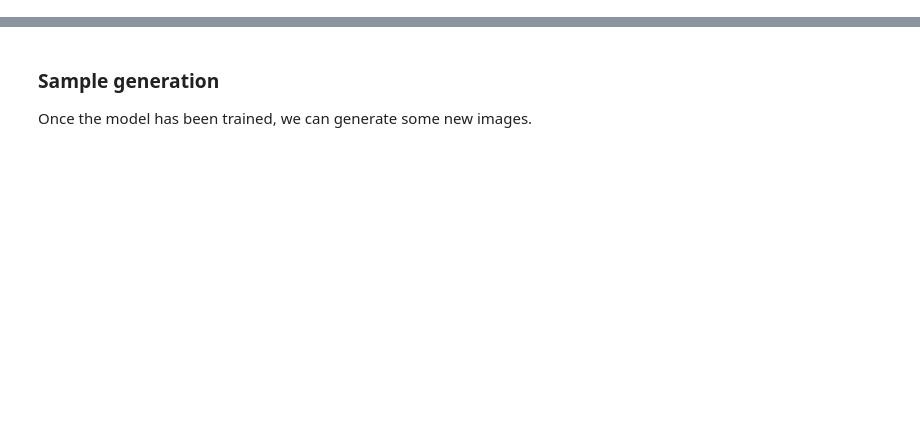
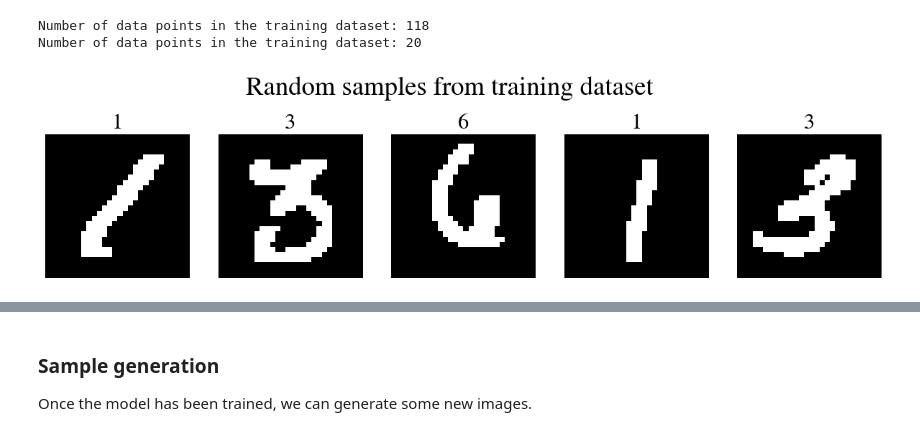
Before and after one commit to Algomancer/Bayesian-Flow-Networks, a Jupyter notebook: BFN_MNIST.ipynb, the cells around one changed output, grey strips where cells are left out. Cells and saved outputs as stored; diff of their text form; code cells hidden in the pictures; blank space fills up the shorter version.

Commit message:
Improved MNIST notebook
Better code organisation, wrote clearer comments, added docstrings and improved plots.

```diff
--- a/BFN_MNIST.ipynb
+++ b/BFN_MNIST.ipynb
@@ -420,0 +142,46 @@ plt.ylim(0, 0.1)
+# %%
+class DynamicallyBinarizedMNIST(torchvision.datasets.MNIST):
+    def __init__(self, root, train=True, transform=None, target_transform=None, download=False):
+        super(DynamicallyBinarizedMNIST, self).__init__(root, train=train, transform=transform,
+                                                        target_transform=target_transform, download=download)
+
+    def __getitem__(self, index):
+        img, target = self.data[index], int(self.targets[index])
+        if self.transform is not None:
+            img = self.transform(img)
+        return img, target
+
+def collate_dynamic_binarize(batch: list[tuple[torch.Tensor, int]]) -> tuple[torch.Tensor, torch.Tensor]:
+    """
+    Collate function that samples a binarization probability for each batch.
+
+    Args:
+        batch (list[tuple[torch.Tensor, int]]): list of samples to collate.
+
+    Returns:
+        tuple[torch.Tensor, torch.Tensor]: resulting batch.
+    """
+    images, targets = zip(*batch)
+    binarization_probs = torch.rand(len(images))
+    binarized_images = []
+    for img, prob in zip(images, binarization_probs):
+        binarized_img = (img > prob).float()
+        binarized_images.append(binarized_img)
+    return torch.stack(binarized_images)[:, None, ...].to(torch.int64), torch.tensor(targets)
+
+# Create the dynamically binarized MNIST dataset
+train_dataset = DynamicallyBinarizedMNIST(root=DATAPATH, train=True, download=True) # transform=transform
+test_dataset = DynamicallyBinarizedMNIST(root=DATAPATH, train=False, download=True) # transform=transform
+
+# Create data loaders with the collate function
+batch_size = 512
+train_loader = torch.utils.data.DataLoader(dataset=train_dataset, batch_size=batch_size, shuffle=True, collate_fn=collate_dynamic_binarize)
+test_loader = torch.utils.data.DataLoader(dataset=test_dataset, batch_size=batch_size, shuffle=False, collate_fn=collate_dynamic_binarize)
+# %%
+print(f"Number of data points in the training dataset: {len(train_loader)}")
+print(f"Number of data points in the training dataset: {len(test_loader)}")
+show_samples(train_loader, 5, "Random samples from training dataset")
+# %% [output]
+Number of data points in the training dataset: 118
+Number of data points in the training dataset: 20
+[figure, added]
```
Also changed, not shown: parts of 48 cells of this notebook, 1 other file.
